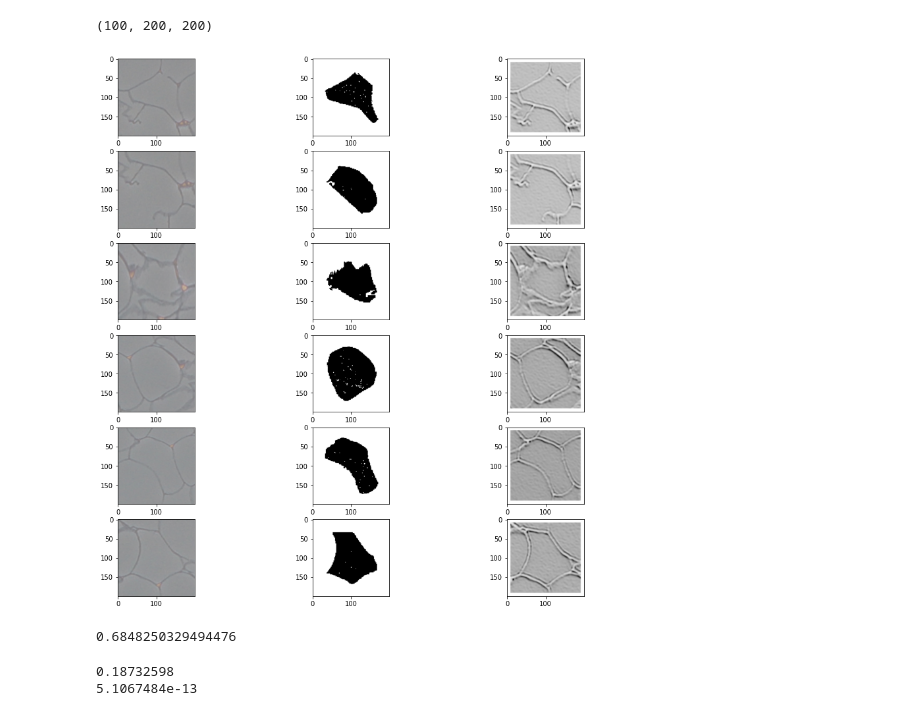
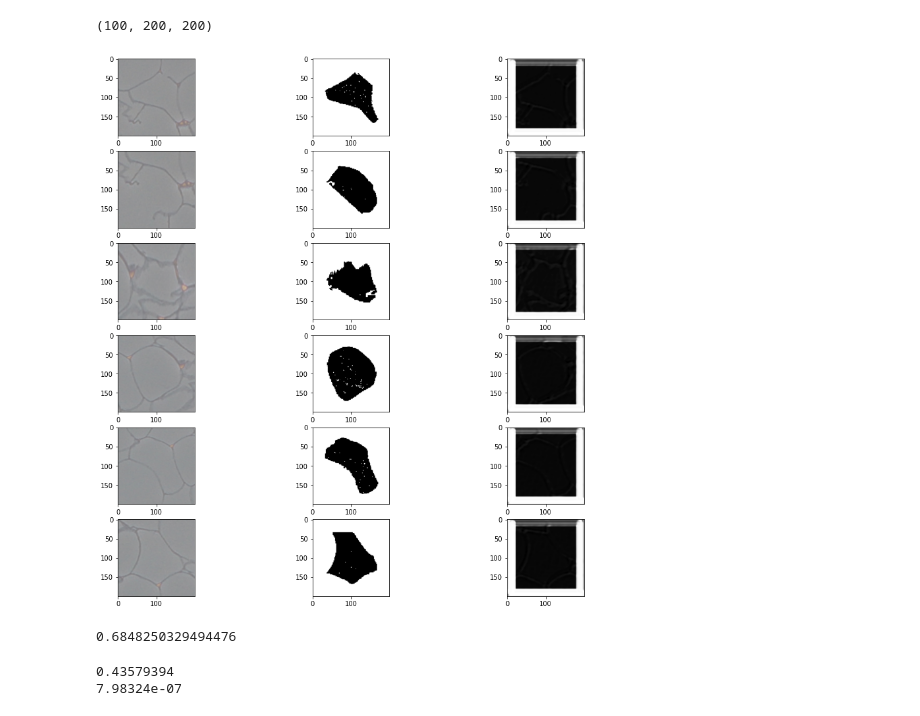
Before and after one commit to jaentrouble/Adipos_tf_train2, a Jupyter notebook: view_result.ipynb, the cells around one changed output. Cells and saved outputs as stored; diff of their text form; code cells hidden in the pictures.

```diff
--- a/view_result.ipynb
+++ b/view_result.ipynb
@@ -34,8 +34,8 @@ import tensorflow as tf
 from model_trainer import get_model
 from adipose_models import *
 # %%
-model_f = res_4_2_0_BN
-savedfile_name = 'res_4_2_0_BN'
+model_f = res_12_2_0_BN
+savedfile_name = 'res_12_2_0_BN'
 target_epoch = 10
 # %%
 test_model = get_model(model_f)
@@ -69,5 +69,7 @@ test_model.evaluate(X_test, Y_test)
 # %%
-predict = test_model(X_train_small)
+Target_X = X_train_small
+Target_Y = Y_train_small
+predict = test_model(Target_X)
 print(predict.shape)
 # %% [output]
 (100, 200, 200)
@@ -76,20 +78,20 @@ import random
 # %%
 fig = plt.figure(figsize=(15,15))
 i = 1
 n = 6
 # r = random.randrange(0,predict.shape[0]-n)
 r = 0
-for img, mask, pred in zip(X_train_small[r:r+n], Y_train_small[r:r+n], predict[r:r+n]):
+for img, mask, pred in zip(Target_X[r:r+n], Target_Y[r:r+n], predict[r:r+n]):
     ax = fig.add_subplot(n,3,i)
     ax.imshow(img)
     ax = fig.add_subplot(n,3,i+1)
     ax.imshow(mask, cmap='binary')
     ax = fig.add_subplot(n,3,i+2)
     ax.imshow(pred, cmap='binary')
     i += 3
 plt.show()
 # %% [output]
-[figure, old version]
+[figure, new version]
 # %%
 print(1-np.sum(Y[3]/(200*200)))
 # %% [output]
@@ -98,5 +100,5 @@ print(1-np.sum(Y[3]/(200*200)))
 print(np.max(pred))
 print(np.min(pred))
 # %% [output]
-0.18732598
-5.1067484e-13
+0.43579394
+7.98324e-07
```
Also changed, not shown: parts of 2 cells of this notebook, 4 other files.
